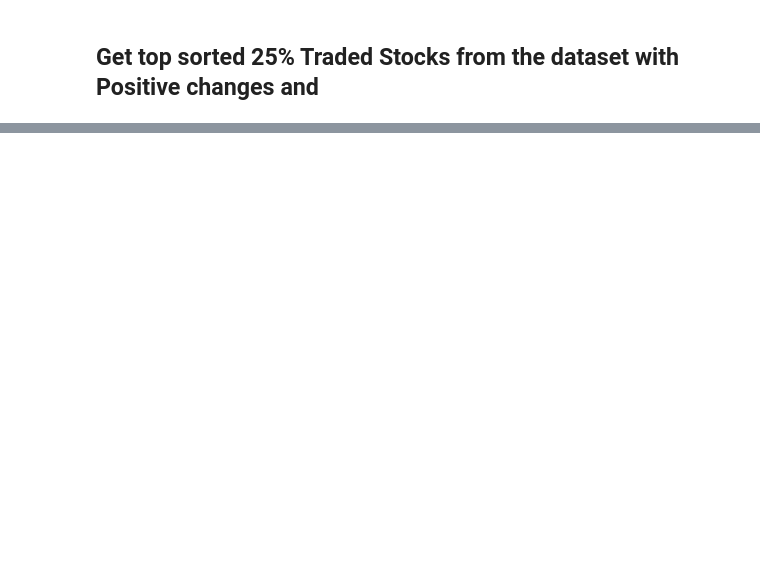
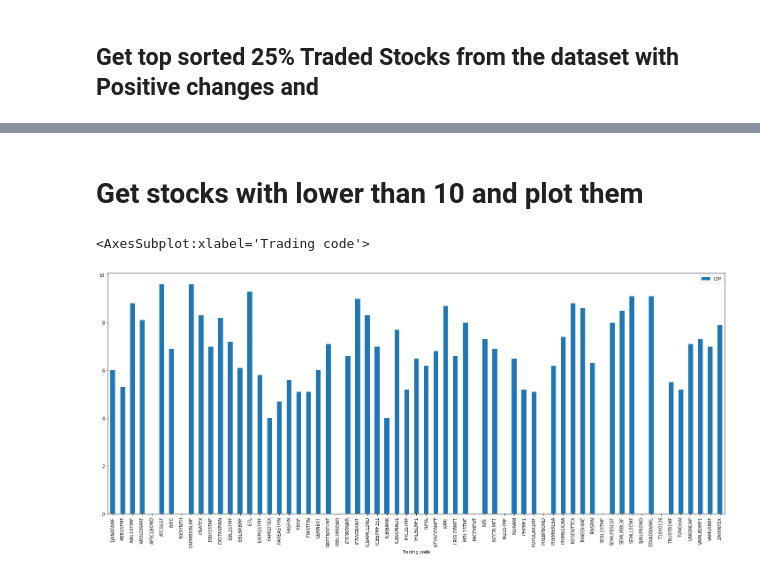
Before and after one commit to Sakif04/Stock_Project, a Jupyter notebook: Stock_web.ipynb, the cells around one changed output, grey strips where cells are left out. Saved outputs shown, nothing was run; the diff lists cells and outputs as text; code cells hidden in the pictures; blank space fills up the shorter version.

```diff
--- a/Stock_web.ipynb
+++ b/Stock_web.ipynb
@@ -47,0 +50,8 @@ top_traded.plot(kind='bar',y='Trade')
+# %% [markdown]
+# Get stocks with lower than 10 and plot them
+# %%
+low_priced_stock=stock_df[stock_df['LTP']<10]
+low_priced_stock.plot(kind='bar',y='LTP',figsize=(25,10))
+# %% [output]
+<AxesSubplot:xlabel='Trading code'>
+[figure, added]
```
Also changed, not shown: parts of 3 cells of this notebook.
